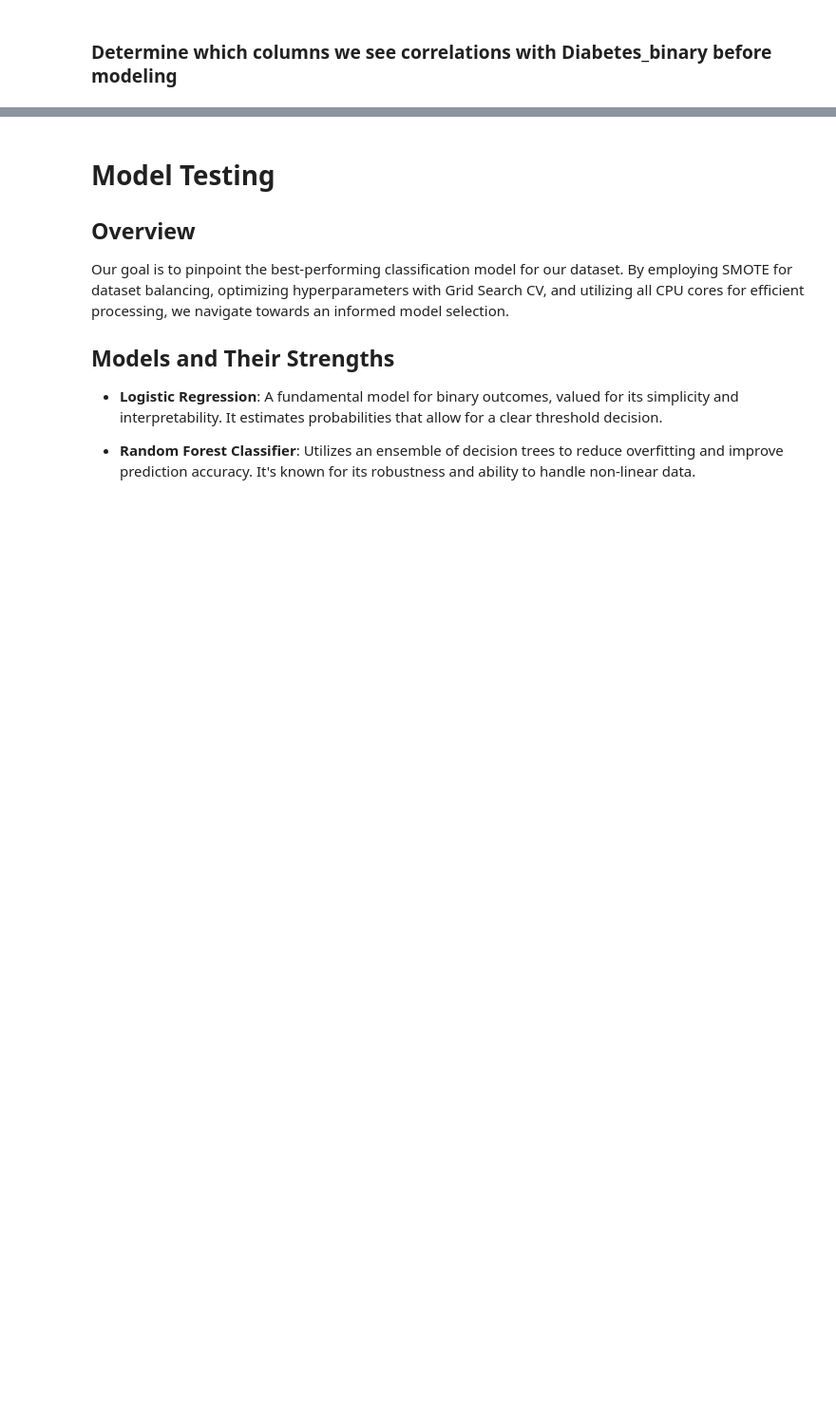
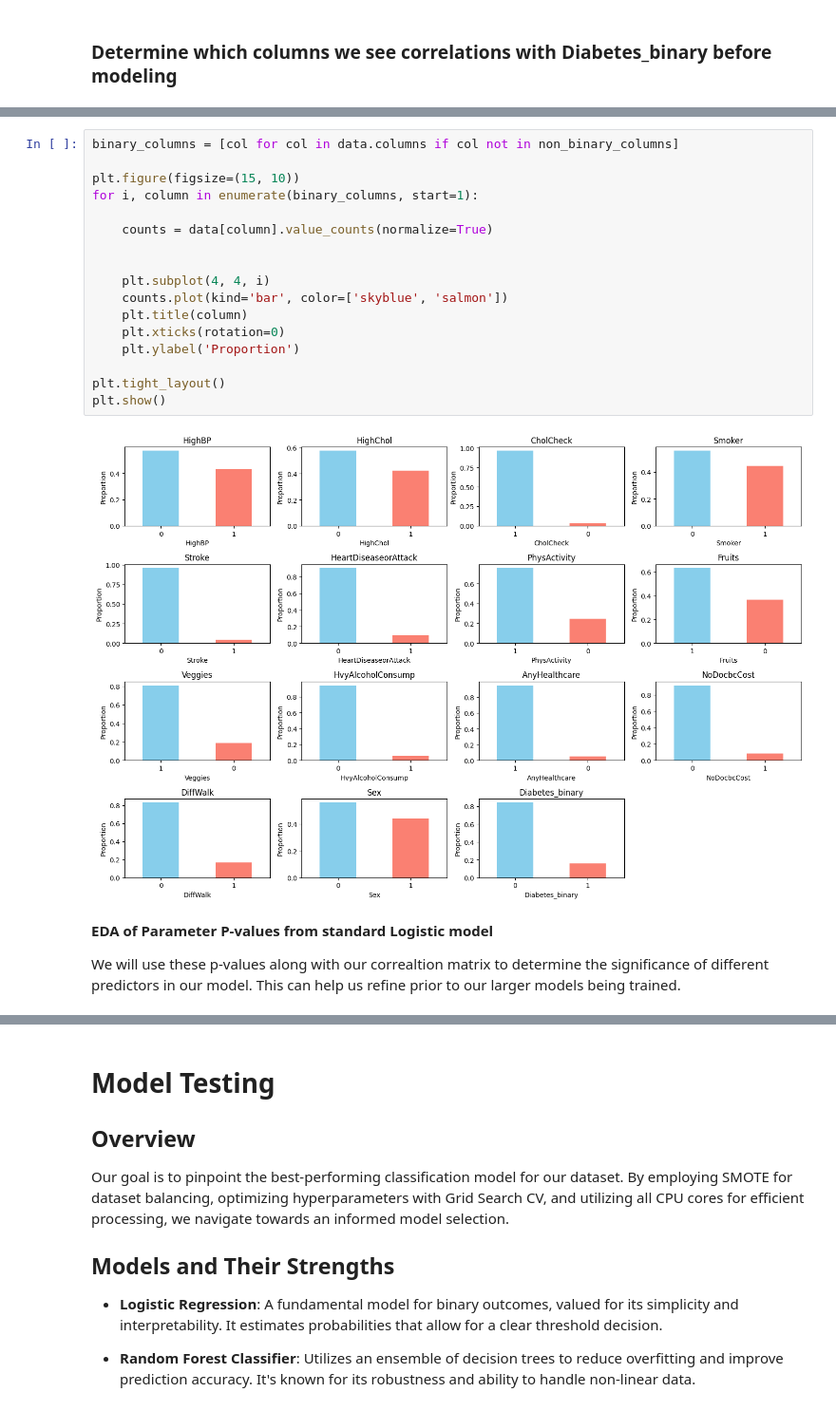
Before and after one commit to DataChemE/DTSA_5509_Final, a Jupyter notebook: project_notebook.ipynb, the cells around one changed output, grey strips where cells are left out. Shown at 95% size. Cells and saved outputs as stored; diff of their text form; blank space fills up the shorter version.

Commit message:
updated models

```diff
--- a/project_notebook.ipynb
+++ b/project_notebook.ipynb
@@ -270,0 +301,23 @@ dtype: float64
+# %%
+binary_columns = [col for col in data.columns if col not in non_binary_columns]
+
+plt.figure(figsize=(15, 10))
+for i, column in enumerate(binary_columns, start=1):
+
+    counts = data[column].value_counts(normalize=True)
+
+
+    plt.subplot(4, 4, i)
+    counts.plot(kind='bar', color=['skyblue', 'salmon'])
+    plt.title(column)
+    plt.xticks(rotation=0)
+    plt.ylabel('Proportion')
+
+plt.tight_layout()
+plt.show()
+# %% [output]
+[figure, added]
+# %% [markdown]
+**EDA of Parameter P-values from standard Logistic model**
+
+We will use these p-values along with our correaltion matrix to determine the significance of different predictors in our model. This can help us refine prior to our larger models being trained.
```
Also changed, not shown: parts of 21 cells of this notebook.
